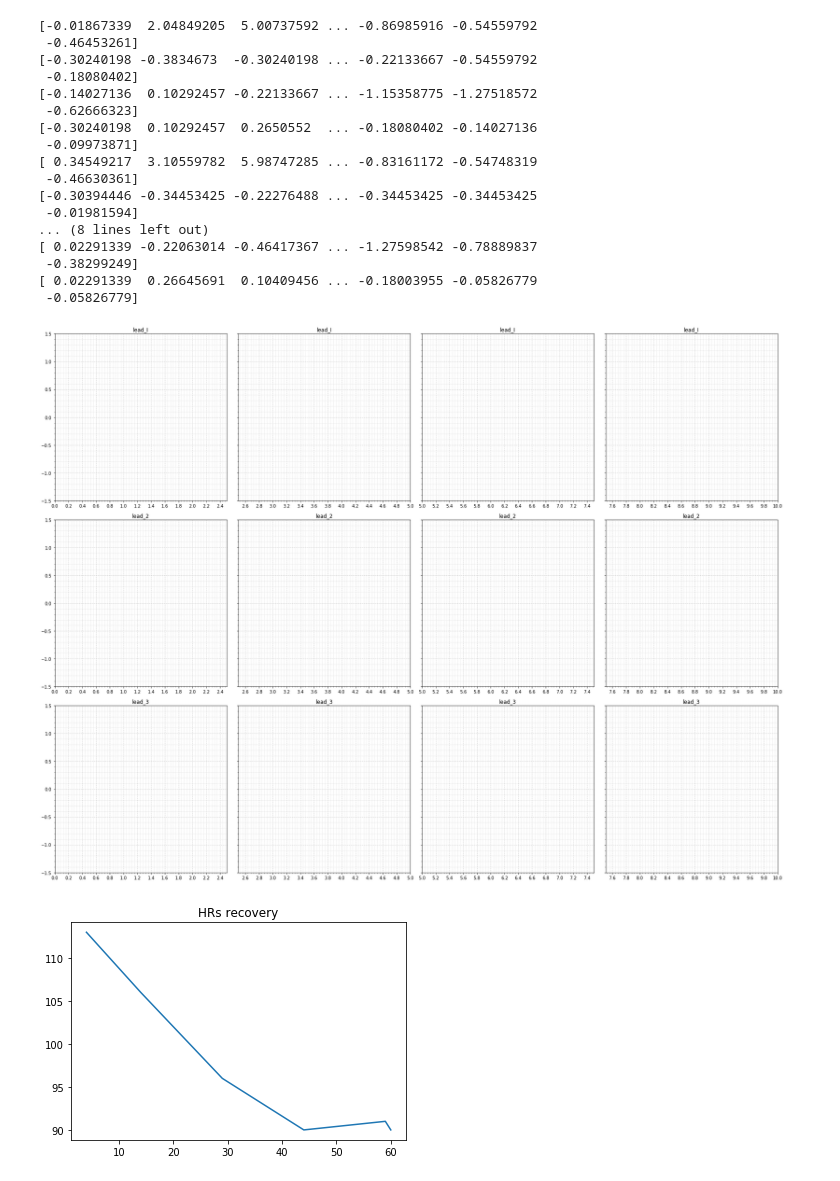
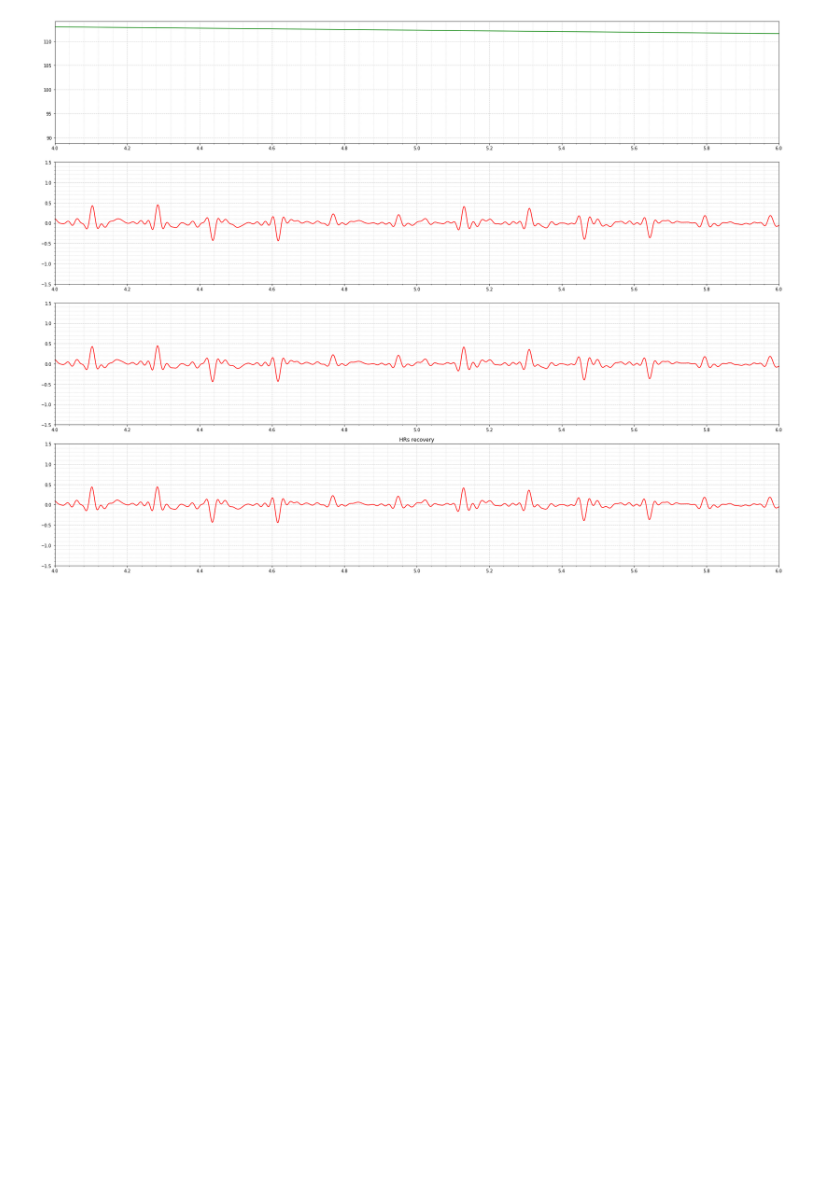
Before and after one commit to broadinstitute/ml4h, a Jupyter notebook: notebooks/ecg/exercise_ecg_plotting.ipynb, the cells around one changed output. Drawn from its saved outputs; the diff is of its cells as text; code cells hidden in the pictures; blank space fills up the shorter version.

Commit message:
updating plotting for exercise ecg

```diff
--- a/notebooks/ecg/exercise_ecg_plotting.ipynb
+++ b/notebooks/ecg/exercise_ecg_plotting.ipynb
@@ -21,10 +21,12 @@ from scipy.signal import iirnotch
 from IPython.display import Image
 %matplotlib inline
 # %%
-DATA_DIRECTORY = '/mnt/disks/ecg-rest-and-bike-with-trend-tensors/2019-08-13/'
+#DATA_DIRECTORY = '/mnt/disks/ecg-rest-and-bike-with-trend-tensors/2019-08-13/'
+DATA_DIRECTORY = '/Users/pbatra/broad/local_data_sets/tensors/test/ecg-rest-and-bike-with-trend-tensors/'
 all_sample_ids = [samp[:-4] for samp in os.listdir(DATA_DIRECTORY) if 'hd5' in samp]
 
 
+sampling_rate = 500.
 def exercise_ecg_by_sample_id(sample_id):
     out = {}
     with h5py.File(os.path.join(DATA_DIRECTORY, f'{sample_id}.hd5'), 'r') as hd5:
@@ -33,11 +35,19 @@ def exercise_ecg_by_sample_id(sample_id):
         trends = hd5['ecg_bike_trend']
         rest_start_idx = list(trends['PhaseName']).index(2)
         out['times'] = np.array(list(trends['PhaseTime'])[rest_start_idx:])
+        signal_length=30000
+        out['ts_reference'] = np.array([i*1./(sampling_rate+1.) for i in range(0,signal_length)])
         out['hrs'] = np.array(list(trends['HeartRate'])[rest_start_idx:])
         out['loads'] = np.array(list(trends['Load'])[rest_start_idx:])
         out['artifacts'] = np.array(list(trends['Artifact']))
         for lead in list(hd5['ecg_bike_recovery'].keys()):
             out[lead] = np.array(hd5['ecg_bike_recovery'][lead])
+            out[f'{lead}_filtered'], _, _= filter_signal(signal=np.array(out[lead]),
+                                          ftype='FIR',
+                                          band='bandpass',
+                                          order=int(0.3 * sampling_rate),
+                                          frequency=[.9, 50], #3,45
+                                          sampling_rate=sampling_rate)
         out['max_hr'] = list(hd5['continuous']['bike_max_hr'])[0]
         out['resting_hr'] = list(hd5['continuous']['bike_resting_hr'])[0]
         out['max_pred_hr'] = list(hd5['continuous']['bike_max_pred_hr'])[0]
@@ -93,55 +98,61 @@ def plot_resting_ecg(leads):
             lead = leads[i][int(j * time_interval * 500): int((j + 1) * 500 * time_interval)]
             print(lead)
             ax[i,j].set_xlim(j*time_interval,(j+1)*time_interval)
             ax[i,j].set_ylim(-1.5, 1.5) #-1.5mV -> 1.5mV
             ax[i,j].xaxis.set_major_locator(MultipleLocator(0.2)) #major grids at every .2sec = 5 * 0.04 sec
             ax[i,j].yaxis.set_major_locator(MultipleLocator(0.5))  #major grids at every .5mV
 
             ax[i,j].xaxis.set_minor_locator(AutoMinorLocator(5))
             ax[i,j].yaxis.set_minor_locator(AutoMinorLocator(5))
 
             ax[i,j].grid(which='major', color='#CCCCCC', linestyle='--')
             ax[i,j].grid(which='minor', color='#CCCCCC', linestyle=':')
 
             #normalize data in muv
 #             ax[i,j].plot(lead['ts_reference'], [elem_ * raw_scale for elem_ in lead['filtered']], color='green')
 #             ax[i,j].plot(lead['ts_reference'], [elem_ * raw_scale for elem_ in lead['raw']], color='red')
             #ax[i,j].plot(lead['ts_reference'], [elem_ * raw_scale for elem_ in lead['filtered_1']], color = 'black')
             #ax[i,j].plot(lead['ts_reference'], [elem_ * raw_scale for elem_ in lead['filtered_2']], color = 'orange')
             ax[i,j].set_title(lead_name)
     plt.show()
 
 def plot_exercise_ecg(sample_id):
+    time_interval = 2.0
+    fig, ax = plt.subplots(nrows=4, ncols=1, sharey='row', figsize=(24,18), tight_layout=True)
     out = exercise_ecg_by_sample_id(sample_id)
     leads = np.array([out['lead_I'], out['lead_2'], out['lead_3']])
-    leads -= leads.mean(axis=1)[: ,np.newaxis]
-    leads /= leads.std(axis=1)[: ,np.newaxis]
-    plot_resting_ecg(leads[:, :500 * 10])
+    leads_filtered=np.array([out['lead_I_filtered'], out['lead_2_filtered'], out['lead_3_filtered']])
+    #leads -= leads.mean(axis=1)[: ,np.newaxis]
+    #leads /= leads.std(axis=1)[: ,np.newaxis]
+    ax[0].set_xlim(4.0, 4.0+time_interval)
+    ax[0].xaxis.set_major_locator(MultipleLocator(0.2)) #major grids at every .2sec = 5 * 0.04 sec
+    ax[0].xaxis.set_minor_locator(AutoMinorLocator(5))
+    ax[0].grid(which='major', color='#CCCCCC', linestyle='--')
+    ax[0].grid(which='minor', color='#CCCCCC', linestyle=':')
+    ax[0].plot(out['times'],out['hrs'], color='green')
+    for i in range(1,4):
+            ax[i].set_xlim(4.0,4.0+time_interval)
+            ax[i].set_ylim(-1.5, 1.5) #-1.5mV -> 1.5mV
+            ax[i].xaxis.set_major_locator(MultipleLocator(0.2)) #major grids at every .2sec = 5 * 0.04 sec
+            ax[i].yaxis.set_major_locator(MultipleLocator(0.5))  #major grids at every .5mV
+
+            ax[i].xaxis.set_minor_locator(AutoMinorLocator(5))
+            ax[i].yaxis.set_minor_locator(AutoMinorLocator(5))
+
+            ax[i].grid(which='major', color='#CCCCCC', linestyle='--')
+            ax[i].grid(which='minor', color='#CCCCCC', linestyle=':')
+
+            #normalize data in muv
+            #ax[i].plot(out['ts_reference'], [elem_ * raw_scale for elem_ in leads[i-1]], color='green')
+            ax[i].plot(out['ts_reference'], [elem_ * raw_scale for elem_ in leads_filtered[i-1]], color='red')
+    #plot_resting_ecg(leads[:, :500 * 10])
     plt.plot(out['times'], out['hrs'])
     plt.title('HRs recovery')
     plt.show()
 
 plot_exercise_ecg(all_sample_ids[1])
 # %% [output]
-[-0.01867339  2.04849205  5.00737592 ... -0.86985916 -0.54559792
- -0.46453261]
-[-0.30240198 -0.3834673  -0.30240198 ... -0.22133667 -0.54559792
- -0.18080402]
-[-0.14027136  0.10292457 -0.22133667 ... -1.15358775 -1.27518572
- -0.62666323]
-[-0.30240198  0.10292457  0.2650552  ... -0.18080402 -0.14027136
- -0.09973871]
-[ 0.34549217  3.10559782  5.98747285 ... -0.83161172 -0.54748319
- -0.46630361]
-[-0.30394446 -0.34453425 -0.22276488 ... -0.34453425 -0.34453425
- -0.01981594]
-... (8 lines left out)
-[ 0.02291339 -0.22063014 -0.46417367 ... -1.27598542 -0.78889837
- -0.38299249]
-[ 0.02291339  0.26645691  0.10409456 ... -0.18003955 -0.05826779
- -0.05826779]
-[figure, old version]
+[figure, new version]
-[figure, removed]
 # %%
 all_outs = []
 for i, s in enumerate(all_sample_ids):
```
Also changed, not shown: parts of 7 cells of this notebook.
